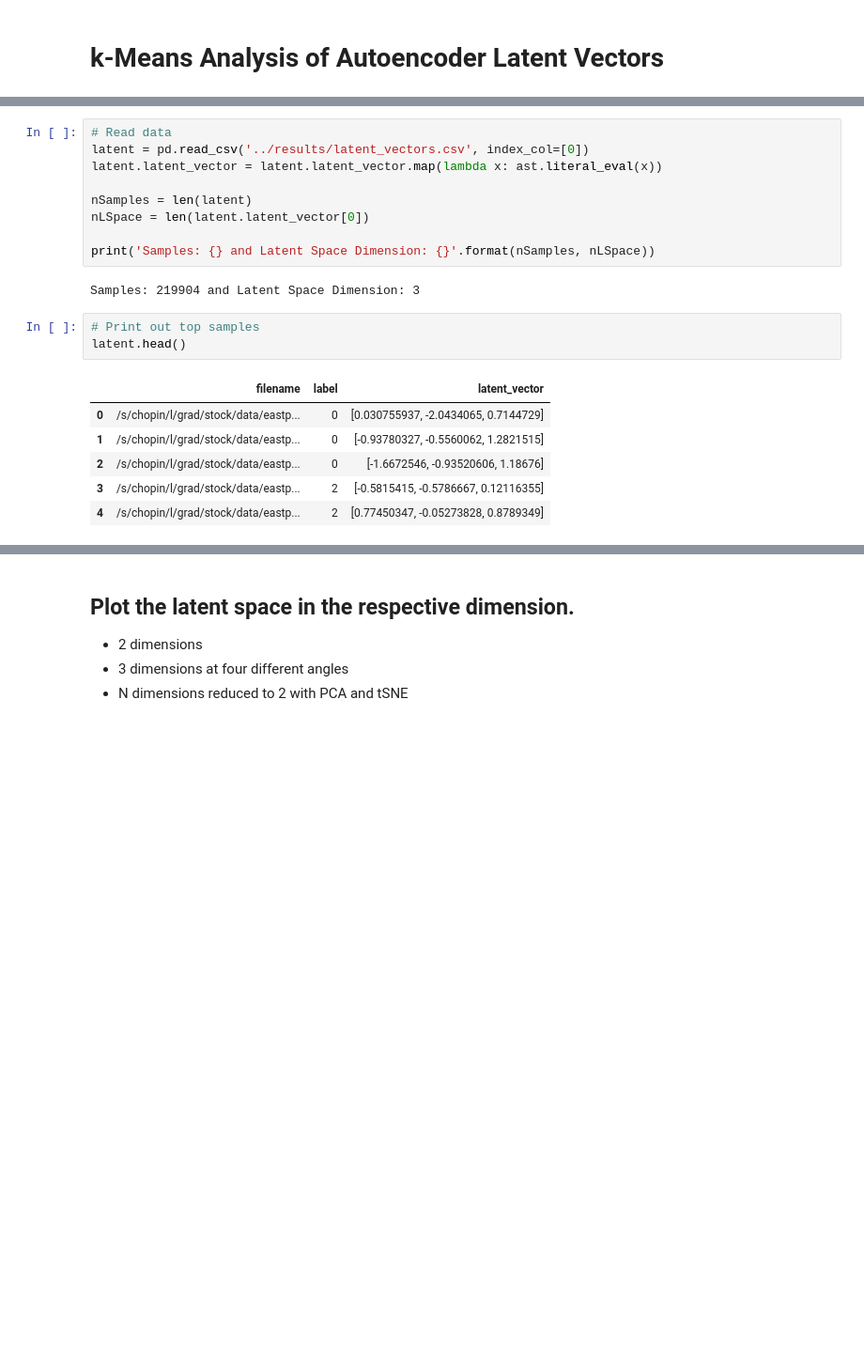
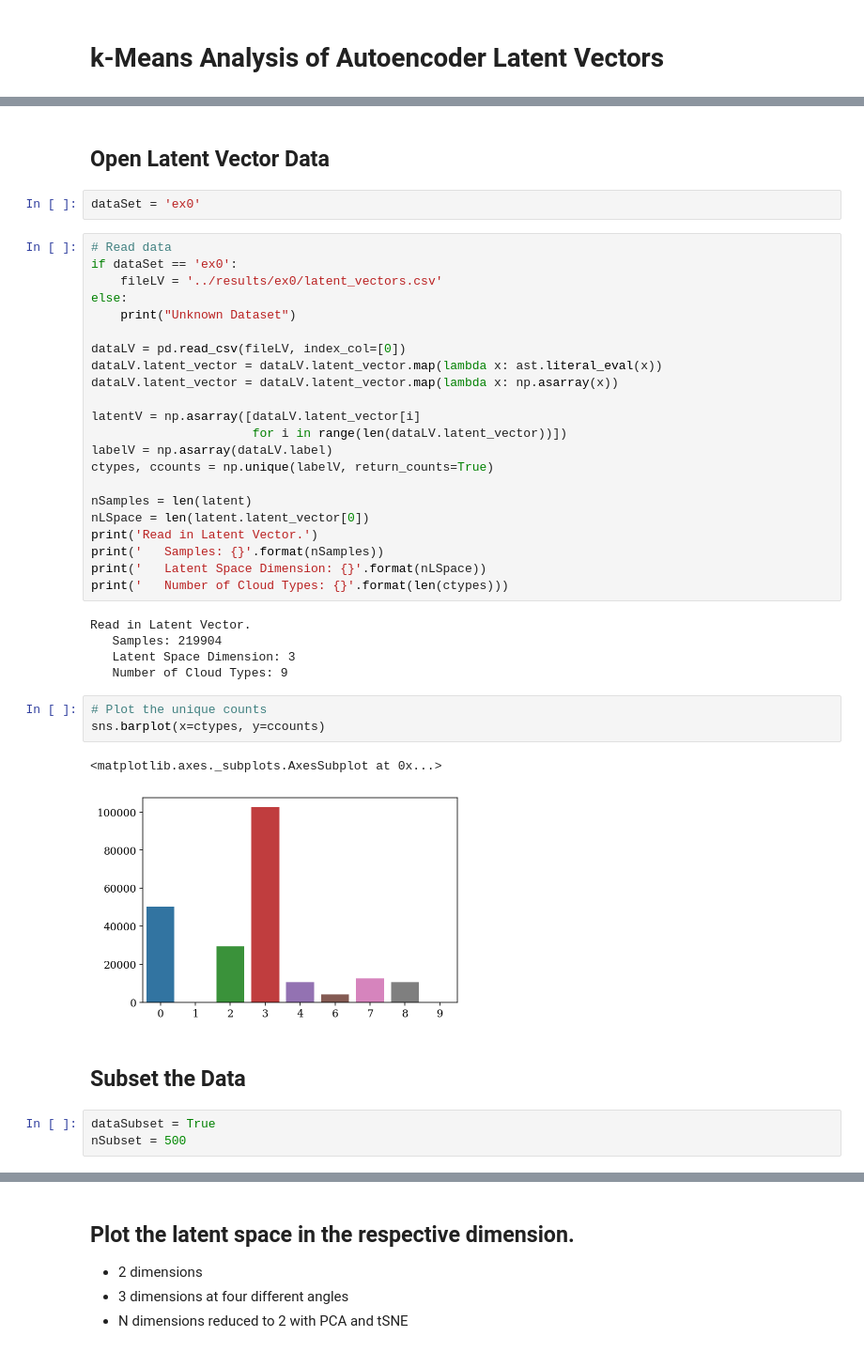
Before and after one commit to stockeh/goes-clustering-study, a Jupyter notebook: kmeans-autoencoder/notebooks/kmeans-analysis.ipynb, the cells around one changed output, grey strips where cells are left out. Shown at 94% size. Saved outputs shown, nothing was run; the diff lists cells and outputs as text; blank space fills up the shorter version.

```diff
--- a/kmeans-autoencoder/notebooks/kmeans-analysis.ipynb
+++ b/kmeans-autoencoder/notebooks/kmeans-analysis.ipynb
@@ -25,21 +23,42 @@ plt.rc('font', family='serif', size=11)
-# %%
-# Read data
-latent = pd.read_csv('../results/latent_vectors.csv', index_col=[0])
-latent.latent_vector = latent.latent_vector.map(lambda x: ast.literal_eval(x))
-
-nSamples = len(latent)
-nLSpace = len(latent.latent_vector[0])
-
-print('Samples: {} and Latent Space Dimension: {}'.format(nSamples, nLSpace))
-# %% [output]
-Samples: 219904 and Latent Space Dimension: 3
-# %%
-# Print out top samples
-latent.head()
-# %% [output]
-|  | filename | label | latent_vector |
-| 0 | /s/chopin/l/grad/stock/data/eastp... | 0 | [0.030755937, -2.0434065, 0.7144729] |
-| 1 | /s/chopin/l/grad/stock/data/eastp... | 0 | [-0.93780327, -0.5560062, 1.2821515] |
-| 2 | /s/chopin/l/grad/stock/data/eastp... | 0 | [-1.6672546, -0.93520606, 1.18676] |
-| 3 | /s/chopin/l/grad/stock/data/eastp... | 2 | [-0.5815415, -0.5786667, 0.12116355] |
-| 4 | /s/chopin/l/grad/stock/data/eastp... | 2 | [0.77450347, -0.05273828, 0.8789349] |
+# %% [markdown]
+## Open Latent Vector Data
+# %%
+dataSet = 'ex0'
+# %%
+# Read data
+if dataSet == 'ex0':
+    fileLV = '../results/ex0/latent_vectors.csv'
+else:
+    print("Unknown Dataset")
+
+dataLV = pd.read_csv(fileLV, index_col=[0])
+dataLV.latent_vector = dataLV.latent_vector.map(lambda x: ast.literal_eval(x))
+dataLV.latent_vector = dataLV.latent_vector.map(lambda x: np.asarray(x))
+
+latentV = np.asarray([dataLV.latent_vector[i]
+                      for i in range(len(dataLV.latent_vector))])
+labelV = np.asarray(dataLV.label)
+ctypes, ccounts = np.unique(labelV, return_counts=True)
+
+nSamples = len(latent)
+nLSpace = len(latent.latent_vector[0])
+print('Read in Latent Vector.')
+print('   Samples: {}'.format(nSamples))
+print('   Latent Space Dimension: {}'.format(nLSpace))
+print('   Number of Cloud Types: {}'.format(len(ctypes)))
+# %% [output]
+Read in Latent Vector.
+   Samples: 219904
+   Latent Space Dimension: 3
+   Number of Cloud Types: 9
+# %%
+# Plot the unique counts
+sns.barplot(x=ctypes, y=ccounts)
+# %% [output]
+<matplotlib.axes._subplots.AxesSubplot at 0x...>
+[figure, added]
+# %% [markdown]
+## Subset the Data
+# %%
+dataSubset = True
+nSubset = 500
```
Also changed, not shown: parts of 21 cells of this notebook.
